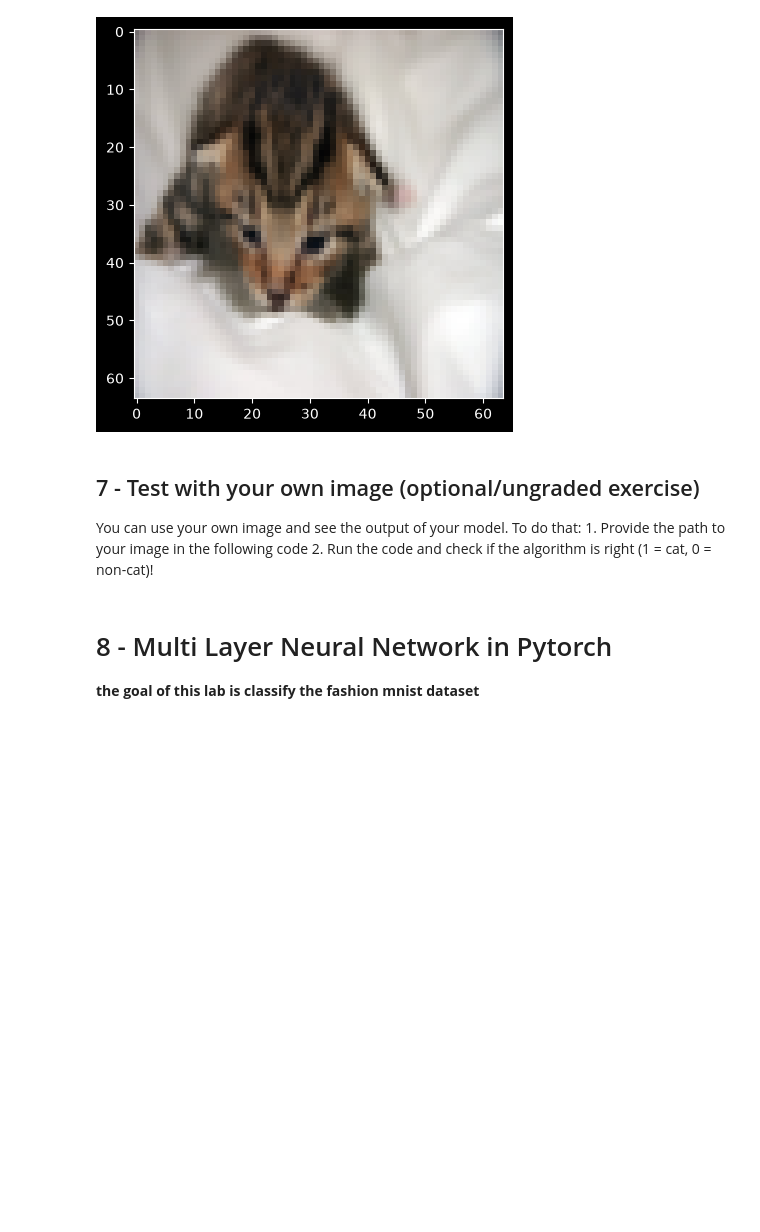
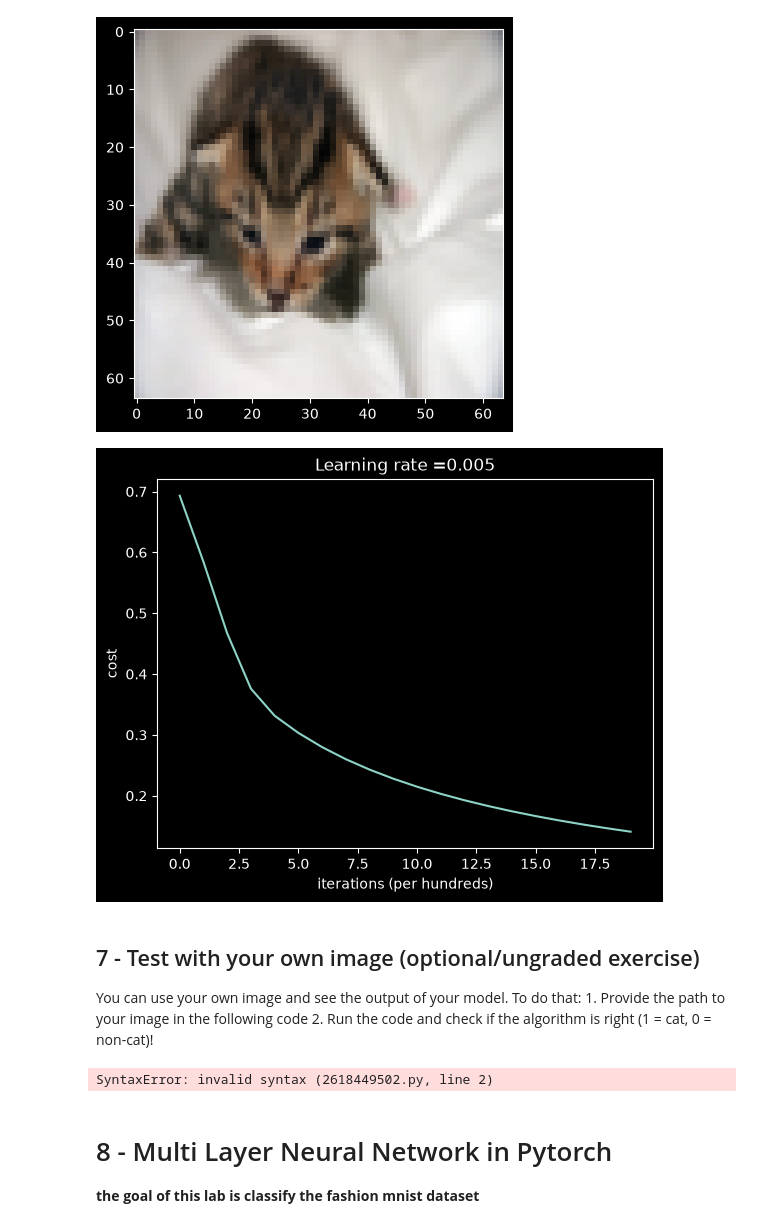
Before and after one commit to Arvidian64/Deep-learning-and-neural-networks-DVA307, a Jupyter notebook: Deep learning and PyTorch/Exercise_2_Neural_Network_A.ipynb, the cells around one changed output. Cells and saved outputs as stored; diff of their text form; code cells hidden in the pictures; blank space fills up the shorter version.

```diff
--- a/Deep learning and PyTorch/Exercise_2_Neural_Network_A.ipynb
+++ b/Deep learning and PyTorch/Exercise_2_Neural_Network_A.ipynb
@@ -1821,6 +308,30 @@ sigmoid([0, 2]) = [0.5        0.88079708]
 ### 4.2 - Initializing parameters
 
 **Exercise:** Implement parameter initialization in the cell below. You have to initialize w as a vector of zeros. If you don't know what numpy function to use, look up np.zeros() in the Numpy library's documentation.
+# %%
+# GRADED FUNCTION: initialize_with_zeros
+
+def initialize_with_zeros(dim):
+    """
+    This function creates a vector of zeros of shape (dim, 1) for w and initializes b to 0.
+
+    Argument:
+    dim -- size of the w vector we want (or number of parameters in this case)
+
+    Returns:
+    w -- initialized vector of shape (dim, 1)
+    b -- initialized scalar (corresponds to the bias)
+    """
+
+    ### START CODE HERE ### (≈ 2 lines of code)
+    w = np.zeros((dim, 1))
+    b = 0
+    ### END CODE HERE ###
+
+    assert(w.shape == (dim, 1))
+    assert(isinstance(b, float) or isinstance(b, int))
+
+    return w, b
 # %%
 dim = 2
 w, b = initialize_with_zeros(dim)
@@ -1905,2 +684,4 @@ You will now see how the overall model is structured by putting together all the
 # %% [markdown]
 Run the following cell to train your model.
+# %%
+d = model(train_set_x, train_set_y, test_set_x, test_set_y, num_iterations = 2000, learning_rate = 0.005, print_cost = True)
@@ -1917,12 +720,37 @@ print ("y = " + str(test_set_y[0,index]) + ", you predicted that it is a \"" + c
 [b'non-cat' b'cat']
 y = 1, you predicted that it is a "cat" picture.
 [figure]
+# %%
+# Plot learning curve (with costs)
+costs = np.squeeze(d['costs'])
+plt.plot(costs)
+plt.ylabel('cost')
+plt.xlabel('iterations (per hundreds)')
+plt.title("Learning rate =" + str(d["learning_rate"]))
+plt.show()
+# %% [output]
+[figure, added]
 # %% [markdown]
 ## 7 - Test with your own image (optional/ungraded exercise) ##
 
 You can use your own image and see the output of your model. To do that:
     1. Provide the path to your image in the following code
     2. Run the code and check if the algorithm is right (1 = cat, 0 = non-cat)!
+# %%
+## START CODE HERE ## (PUT YOUR IMAGE NAME)
+my_image =  # change this to the name of your image file
+## END CODE HERE ##
+# We preprocess the image to fit your algorithm.
+fname = "images/" + my_image
+image = np.array(cv2.imread(fname,1))
+print(image.shape)
+my_image = np.resize(image, (num_px,num_px,3)).reshape((1, num_px*num_px*3)).T
+my_predicted_image = predict(d["w"], d["b"], my_image)
+
+plt.imshow(image)
+print("y = " + str(np.squeeze(my_predicted_image)) + ", your algorithm predicts a \"" + classes[int(np.squeeze(my_predicted_image)),].decode("utf-8") +  "\" picture.")
+# %% [output]
+SyntaxError: invalid syntax (2618449502.py, line 2)
 # %% [markdown]
 # 8 - Multi Layer Neural Network in Pytorch
 
```
Also changed, not shown: parts of 31 cells of this notebook, 1 other file.
